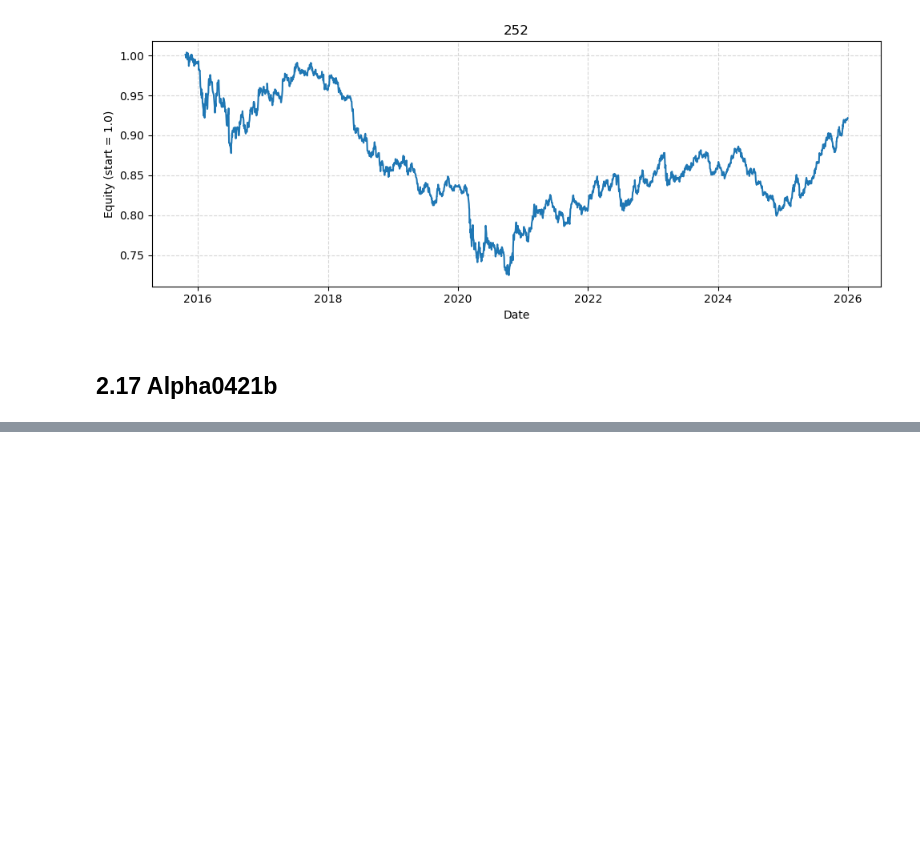
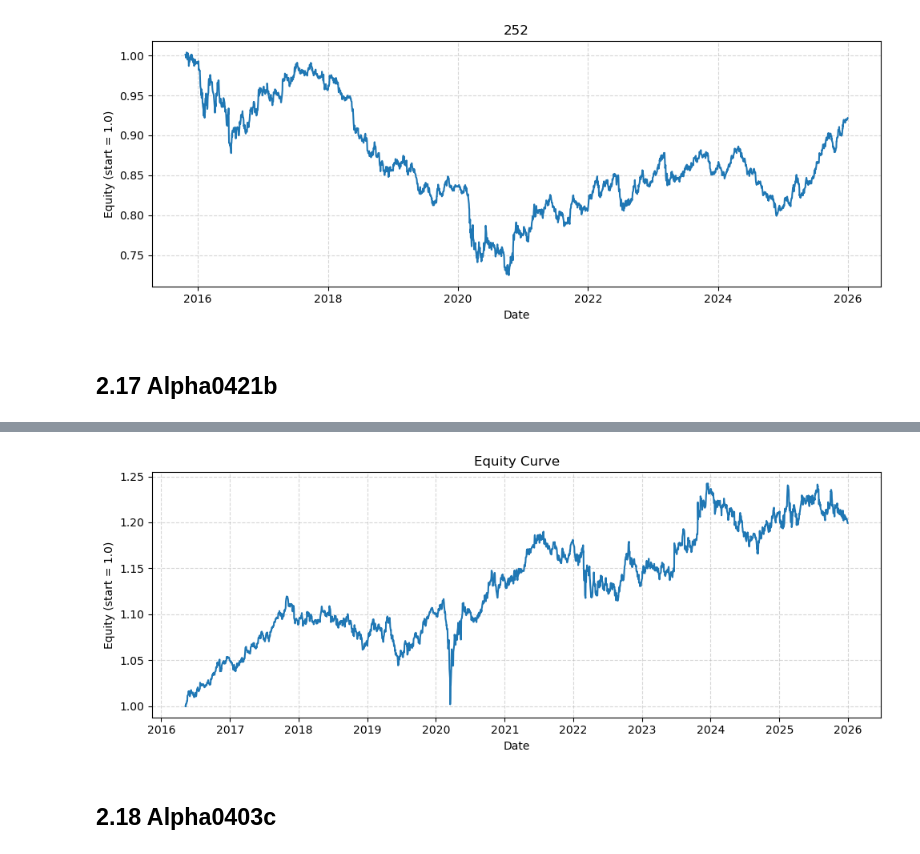
Before and after one commit to Yzc20060417/Multi-Factor-Equities-Investing, a Jupyter notebook: notebooks/Single Factor Testing.ipynb, the cells around one changed output, grey strips where cells are left out. Saved outputs shown, nothing was run; the diff lists cells and outputs as text; code cells hidden in the pictures; blank space fills up the shorter version.

```diff
--- a/notebooks/Single Factor Testing.ipynb
+++ b/notebooks/Single Factor Testing.ipynb
@@ -739,0 +728,7 @@ TypeError: boolean value of NA is ambiguous
+# %%
+alpha_panel17 = alpha17
+alpha_panel17 = alpha_panel17.iloc[:-1, :]
+
+# Apply weights and compute pnl
+weights17 = alpha_panel17.apply(make_weights, axis=1)
+daily_pnl17 = ((weights17 * fwd_ret).sum(axis=1).fillna(0.0))
@@ -739,0 +747,6 @@ TypeError: boolean value of NA is ambiguous
+# %%
+plot_equity_curve(daily_pnl17,'Equity Curve')
+# %% [output]
+[figure, added]
+# %% [markdown]
+## 2.18 Alpha0403c
```
Also changed, not shown: parts of 32 cells of this notebook, 2 other files.
